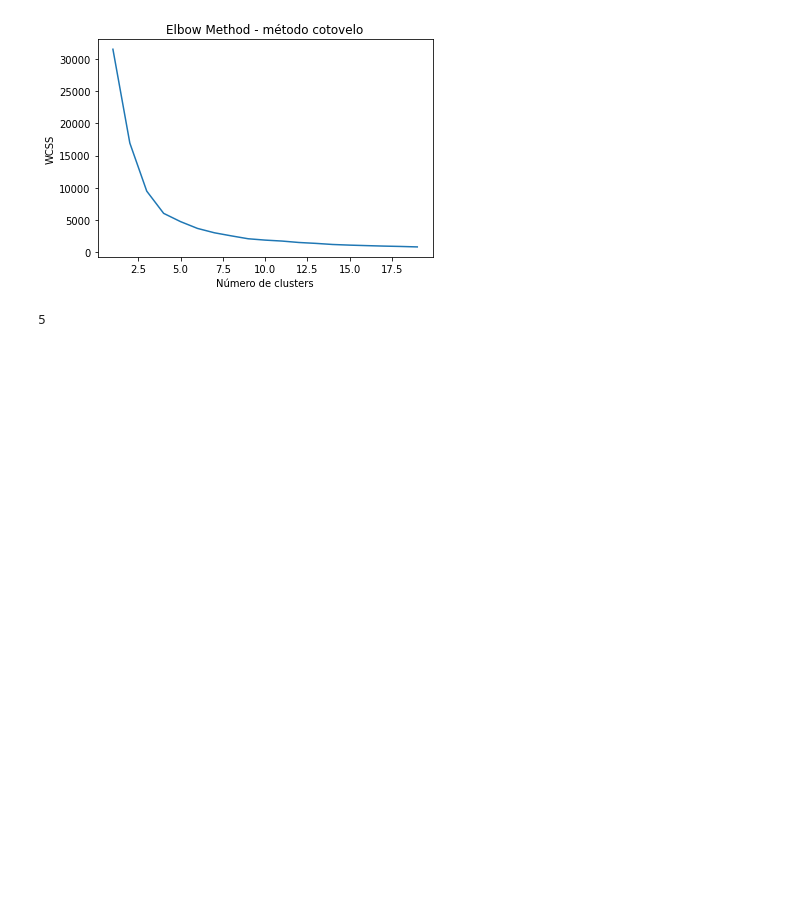
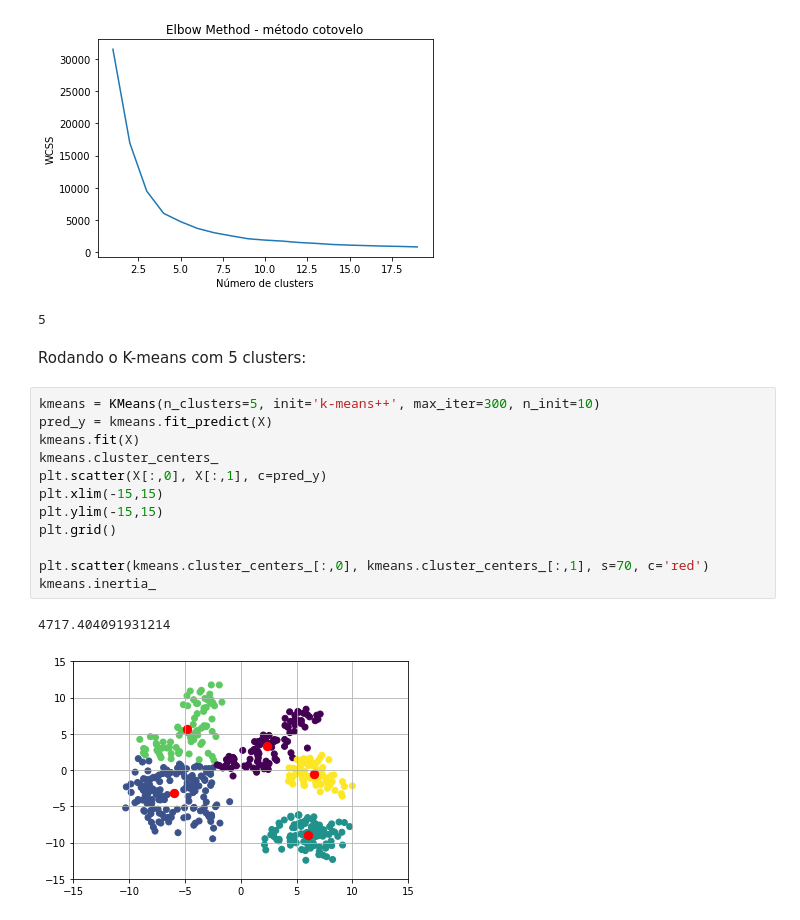
Before and after one commit to szalbuque/curso_analise_dados_igti, a Jupyter notebook: trab_mod_1.ipynb, the cells around one changed output. Cells and saved outputs as stored; diff of their text form; blank space fills up the shorter version.

```diff
--- a/trab_mod_1.ipynb
+++ b/trab_mod_1.ipynb
@@ -156,3 +156,20 @@ optimal_number_of_clusters(wcss)
 # %% [output]
 [figure]
 5
+# %% [markdown]
+Rodando o K-means com 5 clusters:
+# %%
+kmeans = KMeans(n_clusters=5, init='k-means++', max_iter=300, n_init=10)
+pred_y = kmeans.fit_predict(X)
+kmeans.fit(X)
+kmeans.cluster_centers_
+plt.scatter(X[:,0], X[:,1], c=pred_y)
+plt.xlim(-15,15)
+plt.ylim(-15,15)
+plt.grid()
+
+plt.scatter(kmeans.cluster_centers_[:,0], kmeans.cluster_centers_[:,1], s=70, c='red')
+kmeans.inertia_
+# %% [output]
+4717.404091931214
+[figure, added]
```
